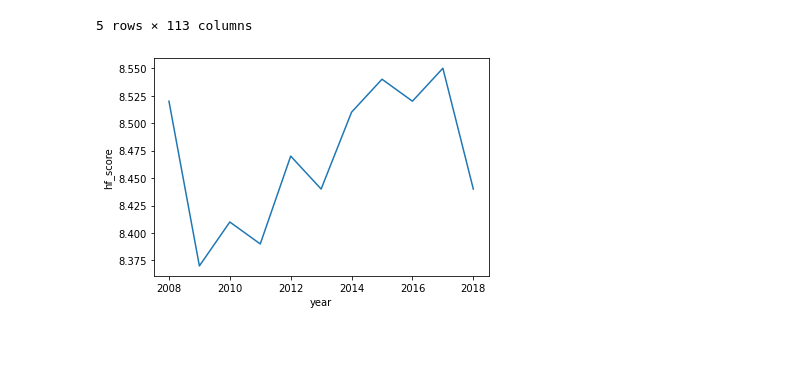
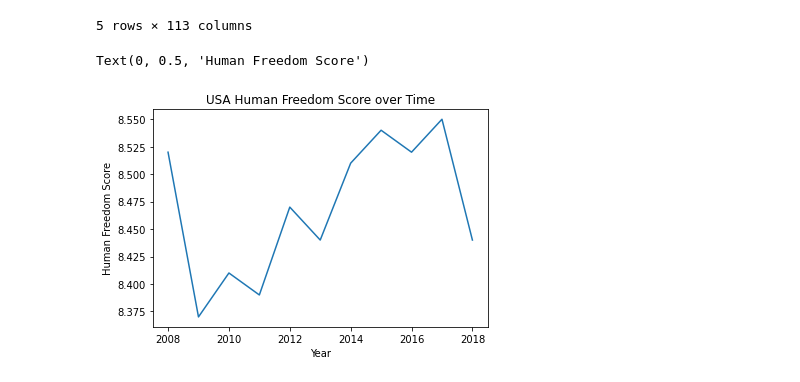
Before and after one commit to aroy2530/l2_demo_analysis, a Jupyter notebook: human_freedom_analysis.ipynb, the cells around one changed output. Drawn from its saved outputs; the diff is of its cells as text; code cells hidden in the pictures; blank space fills up the shorter version.

```diff
--- a/human_freedom_analysis.ipynb
+++ b/human_freedom_analysis.ipynb
@@ -109,5 +109,9 @@ data_US.head()
 # %%
 # line graph? sort of hard to follow scatterplot
 ax = sns.lineplot(x='year',y='hf_score', data=data_US)
+ax.set_title('USA Human Freedom Score over Time')
+ax.set_xlabel('Year')
+ax.set_ylabel('Human Freedom Score')
 # %% [output]
+Text(0, 0.5, 'Human Freedom Score')
-[figure, old version]
+[figure, new version]
```
